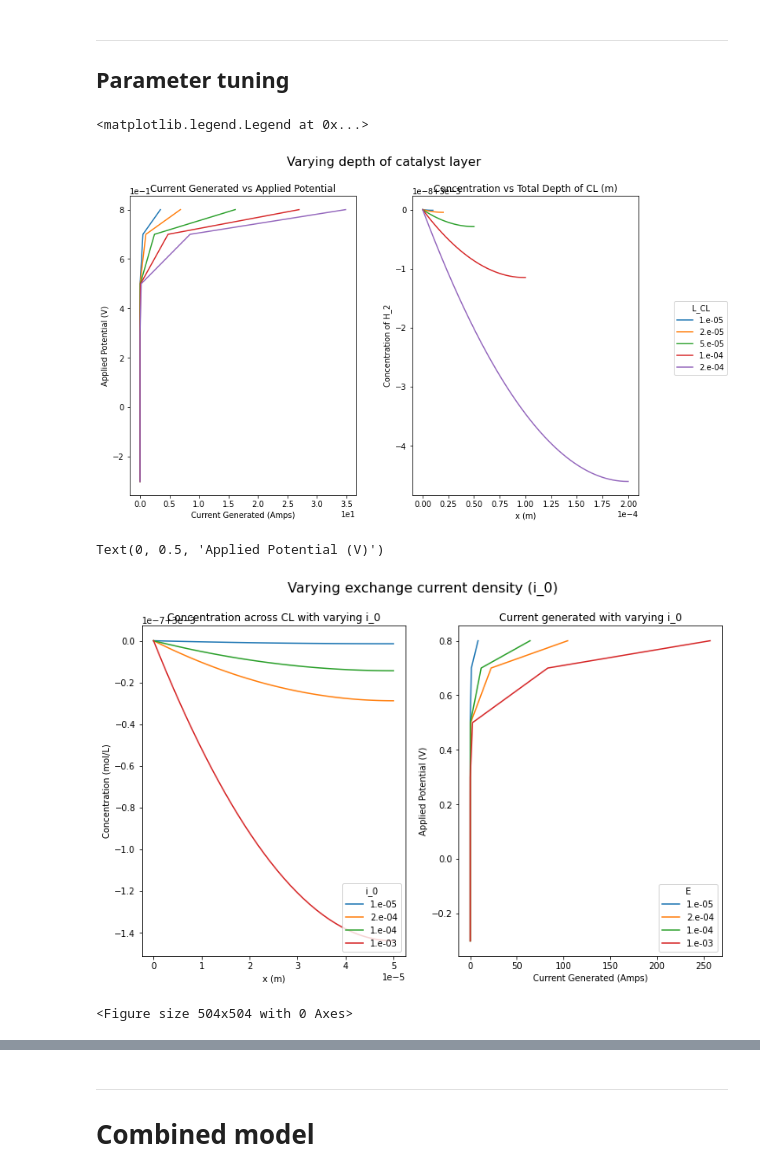
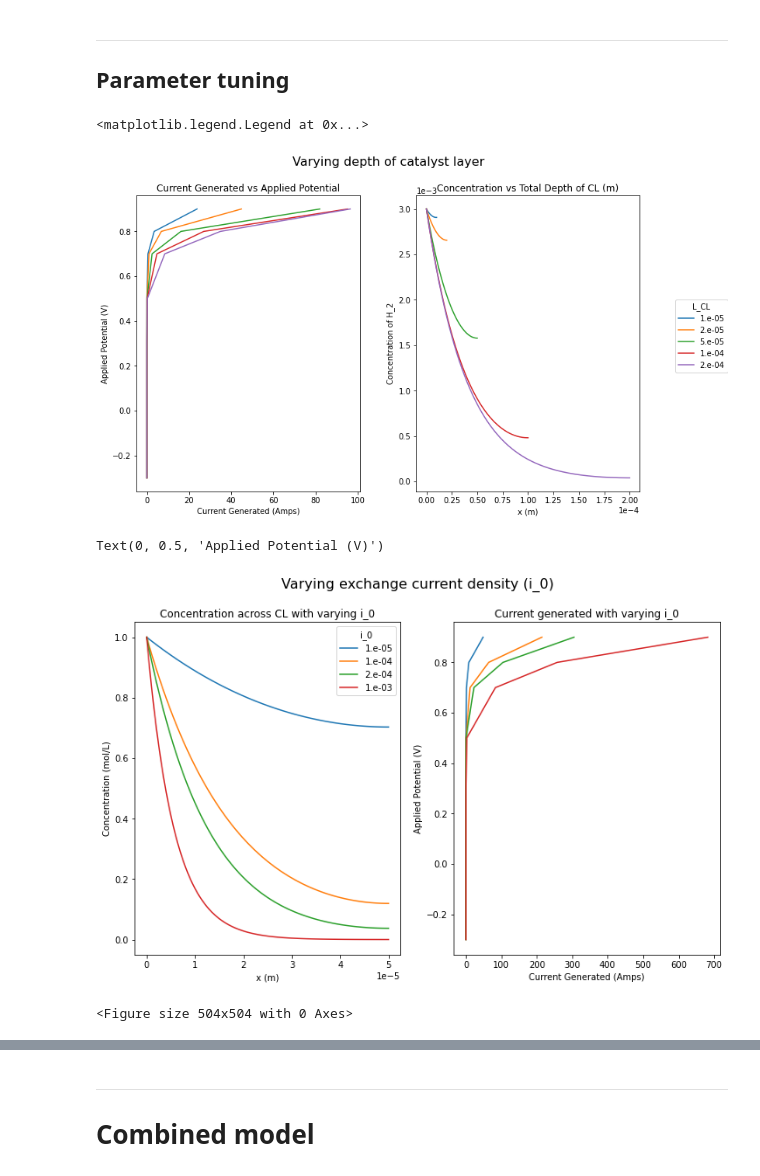
Before and after one commit to tinypersimmon/lbnl, a Jupyter notebook: transport_model.ipynb, the cells around one changed output, grey strips where cells are left out. Drawn from its saved outputs; the diff is of its cells as text; code cells hidden in the pictures.

```diff
--- a/transport_model.ipynb
+++ b/transport_model.ipynb
@@ -15,7 +15,7 @@ import ipdb
 # in nafion, lmbda=14 (water content); transport nums as f(lmdba)
 
 #S = 1.62 mg/kg
-S = 2.2e-4 # ratio of hydrogen in surface of electrode to feed
+S = 2.2e-1 # ratio of hydrogen in surface of electrode to feed
 c_feed = 3/1000 # conc of H2 in feed
 #c_proton = 0.1 #1.1 #E+3 EW
 c_proton = 0
@@ -115,17 +115,18 @@ plt.show()
 # %%
 plt.figure()
 I = []
-E1 = E
+E1 = [0.2, .75, .9, 1.0]
+# MT limited at ~1.0 V
 for i in range(len(E1)):
     curr2, conc2 = c_cl(E1[i])
-    plt.plot(x/L, (conc2/c_feed * 10), label=('E=' + str(round(E1[i],2)) + 'V'))
+    plt.plot(x/L, (conc2/c_feed), label=('E=' + str(round(E1[i],2)) + 'V'))
     I = np.append(I, curr2)
 
 plt.title('Nondimensional C_H2/C_feed along x/L')
-plt.ylabel('Proportion of concentration (mol/m^3)', fontsize='14')
+plt.ylabel('C_H2/C_feed', fontsize='14')
 plt.xlabel('z (x/L)', fontsize='14')
 plt.grid(True,which="both", linestyle='--')
-plt.legend(loc='upper right')
-#plt.yscale('log')
+plt.legend(loc='lower left')
+plt.ylim(0,1)
 plt.show()
 # %% [output]
@@ -205,16 +206,16 @@ def constants(applied_potential, x_cl):
                                  ) * eps/(R_sph/R_a*omega - omega + 1)
     rt_p = np.sqrt(abs(p))
     k1 = 1/(1+np.exp(-2*rt_p*L))
-    conc_bulk = combined_bulk(x_cl,k1, rt_p)
-    c_film_0 = S*conc_bulk / (R_sph/R_a * omega - omega + 1)
-    return [theta, phi, omega, rt_p, k1, conc_bulk, c_film_0]
+    conc_micron = combined_micron_scale(x_cl, k1, rt_p)
+    c_film_0 = S*conc_micron / (R_sph/R_a * omega - omega + 1)
+    return [theta, phi, omega, rt_p, k1, conc_micron, c_film_0]
 
 ## permeation from johnny's paper
 def modified_thiele():
     T_ref = 30 + 273.15
     # permeation = (1.8E-11)*np.exp((18000/R)*(1/T_ref - 1/T))
 
-def combined_bulk(x,k1,rt_p):
+def combined_micron_scale(x,k1,rt_p):
     return c_feed*((1-k1)*np.exp(rt_p*x) + k1*np.exp(-rt_p*x))
 
 ## concentration in agglomerate
@@ -264,7 +269,7 @@ plt.show()
 ---
 ## Parameter tuning
 # %%
-E_test = [-0.3, 0, 0.2, 0.3, 0.5, 0.7, 0.8]
+E_test = [-0.3, 0, 0.2, 0.3, 0.5, 0.7, 0.8, 0.9]
 test_L_arr = [10e-6, 20e-6, 50e-6, 100e-6, 200e-6]
 
 fig_L, axs_L = plt.subplots(1, 2, sharex=False, sharey=False, figsize=(12,7))
@@ -274,10 +279,11 @@ for test_L in test_L_arr:
     test_curr = []
 
     for i in range(len(E_test)):
+        # smooth out polarization curve -> exp
         test_i, test_c = c_cl(applied_potential=E_test[i], L=test_L)
         test_curr.append(test_i)
 
-        if E_test[i] == 0.2:
+        if E_test[i] == 0.9:
             axs_L[1].plot(
                 np.linspace(0, test_L, len(test_c)), test_c,
                 label=str(np.round(test_L, 7)) + ' um')
@@ -289,7 +295,6 @@ for test_L in test_L_arr:
 axs_L[0].set_xlabel('Current Generated (Amps)')
 axs_L[0].set_ylabel('Applied Potential (V)')
 axs_L[0].set_title('Current Generated vs Applied Potential')
-axs_L[0].ticklabel_format(style='sci', scilimits=(0,0))
 
 axs_L[1].set_xlabel('x (m)')
 axs_L[1].set_ylabel('Concentration of H_2')
@@ -305,43 +310,49 @@ fig_L.legend(handles=handles0,
            borderaxespad=0.1,
            title="L_CL"
            )
+
+# beyond 50 um, polarization curves are very similar
 # %% [output]
 <matplotlib.legend.Legend at 0x...>
-[figure, old version]
+[figure, new version]
 # %%
-test_i_0_arr = [1e-5, 2e-4, 1e-4, 10e-4]
+test_i_0_arr = [1e-5, 1e-4, 2e-4, 10e-4]
 
 fig1, axs = plt.subplots(1, 2, sharex=False, sharey=False, figsize=(12,7))
 for test_i_0 in test_i_0_arr:
     for i in range(len(E_test)):
         test_i, test_c = c_cl(applied_potential=E_test[i], i_0=test_i_0)
-        if E_test[i] == 0.2:
-            axs[0].plot(np.linspace(0, L, len(test_c)), test_c, label=np.format_float_scientific(test_i_0))
+        if E_test[i] == 0.9:
+            axs[0].plot(np.linspace(0, L, len(test_c)), test_c/c_feed, label=np.format_float_scientific(test_i_0))
 fig1.suptitle('Varying exchange current density (i_0)', fontsize=16)
 handles0, labels0 = axs[0].get_legend_handles_labels()
 axs[0].set_xlabel('x (m)')
 axs[0].set_ylabel('Concentration (mol/L)')
 axs[0].set_title('Concentration across CL with varying i_0')
-axs[0].legend(title='i_0', loc='lower right')
+axs[0].legend(title='i_0', loc='upper right')
 
 plt.figure(figsize=(7,7))
 for test_i_0 in test_i_0_arr:
 
     test_curr = []
     for i in range(len(E_test)):
         test_i, test_c = c_cl(applied_potential=E_test[i], i_0=test_i_0)
         test_curr.append(test_i)
     axs[1].plot(
         test_curr, E_test,
         label=np.format_float_scientific(test_i_0))
+
 handles1, labels1 = axs[0].get_legend_handles_labels()
-axs[1].legend(handles0, labels0, title='E', loc='lower right')
+
 axs[1].set_title('Current generated with varying i_0')
 axs[1].set_xlabel('Current Generated (Amps)')
 axs[1].set_ylabel('Applied Potential (V)')
+
+# i_0 -> exp(-Ea/RT) * roughness_factor
+# see Newman ch8
 # %% [output]
 Text(0, 0.5, 'Applied Potential (V)')
-[figure, old version]
+[figure, new version]
 <Figure size 504x504 with 0 Axes>
 # %%
 E_param_tuning = 0.2
```
Also changed, not shown: parts of 8 cells of this notebook.
